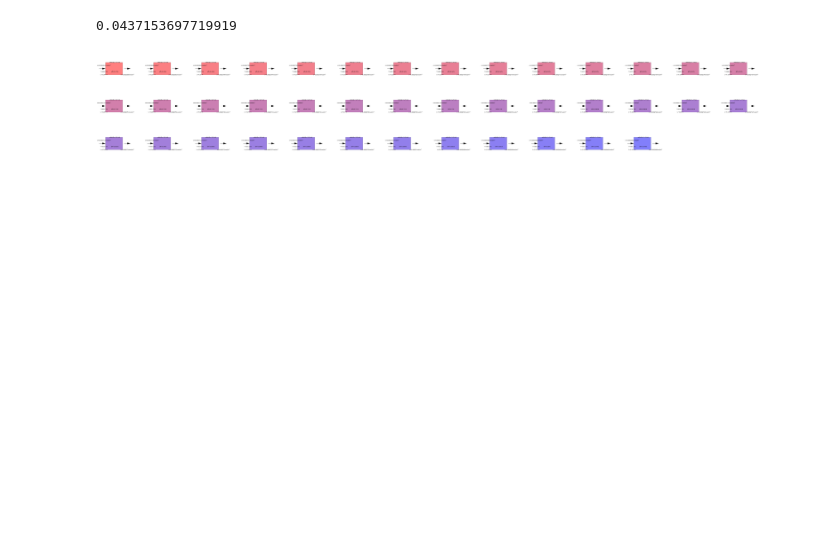
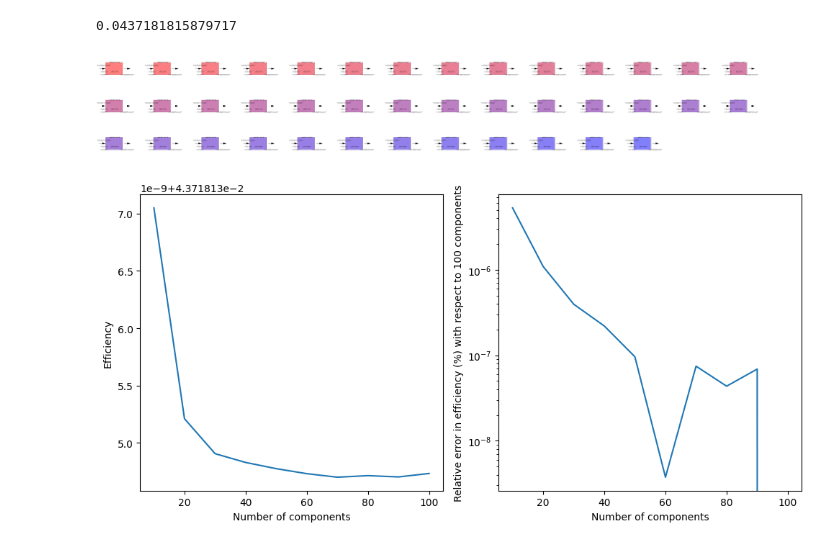
Before and after one commit to gabriele-ferrero/TRIOMA, a Jupyter notebook: Examples/try_frac_HX.ipynb, the cells around one changed output. Saved outputs shown, nothing was run; the diff lists cells and outputs as text; code cells hidden in the pictures; blank space fills up the shorter version.

Commit message:
Added T dependence on membrane.D Add a converge_split_HX method to do "mesh" convergence

```diff
--- a/Examples/try_frac_HX.ipynb
+++ b/Examples/try_frac_HX.ipynb
@@ -1,5 +1,6 @@
 # %%
 
+from math import e
 import sys
 import os
 sys.path.append(os.path.abspath('..'))
@@ -44,33 +45,38 @@ BB.get_cout()
 c0=BB.c_out
 U0=BB.m_coolant/(rho_flibe*np.pi*d_hyd**2/4*n_pipes)
 err=1
 tol=1E-6
 c_in=c0
 i=0
 geometry=Geometry(D=d_hyd,L=L,thick=0.25E-3)
 flibe=Fluid(T=T, Solubility=k_H, MS=True,D=D_flibe, d_Hyd=d_hyd ,mu=mu_flibe,rho=rho_flibe,U0=U0,k=mat.k,
     cp=mat.cp)
 Steel = Membrane( T=T,
-        D=D_S,
+        D_0=7.43E-7,
+        E_d=1,
         thick=0.25E-3,
         K_S=K_S_S,
         k_d=1E6,
         k_r=1E6,k=21)
 mat_HX=materials.Flibe((BB.T_in+BB.T_out)/2)
 d_hyd_HX=20E-3
 U0_HX=BB.m_coolant/(mat_HX.rho*np.pi*d_hyd_HX**2/4*n_pipes_HX)
 flibe_HX=Fluid(T=(BB.T_in+BB.T_out)/2, Solubility=mat_HX.Solubility, MS=True,D=mat_HX.D, d_Hyd=d_hyd_HX ,mu=mat_HX.mu,U0=U0_HX,rho=mat_HX.rho,k=mat.k,cp=mat_HX.cp)
 geometry_HX=Geometry(D=d_hyd_HX,L=L,thick=0.25E-3)
 HX = Component(c_in=c_in,geometry=geometry_HX, fluid=flibe_HX, membrane=Steel)
 PAV_geometry=Geometry(D=d_hyd,L=L,thick=0.25E-3)
 PAV = Component(c_in=c_in,geometry=PAV_geometry, fluid=flibe, membrane=Steel)
 HX.get_global_HX_coeff(0)
-circuit_HX=HX.split_HX(N=41,T_in_hot=BB.T_out,T_out_hot=BB.T_in,T_in_cold=581,T_out_cold=800,U=HX.U,Q=BB.Q/n_pipes_HX)
+circuit_HX=HX.split_HX(N=41,T_in_hot=BB.T_out,T_out_hot=BB.T_in,T_in_cold=581,T_out_cold=800,U_sec=0,Q=BB.Q/n_pipes_HX)
 
 circuit_HX.solve_circuit()
 circuit_HX.get_eff_circuit()
 print(circuit_HX.eff)
 circuit_HX.plot_circuit()
+eff_v=[]
+
+HX.converge_split_HX(T_in_hot=BB.T_out,T_out_hot=BB.T_in,T_in_cold=581,T_out_cold=800,U_sec=0,Q=BB.Q/n_pipes_HX,plotvar=True)
 # %% [output]
-0.0437153697719919
+0.0437181815879717
 [figure]
+[figure, added]
```
Also changed, not shown: 1 other file.
